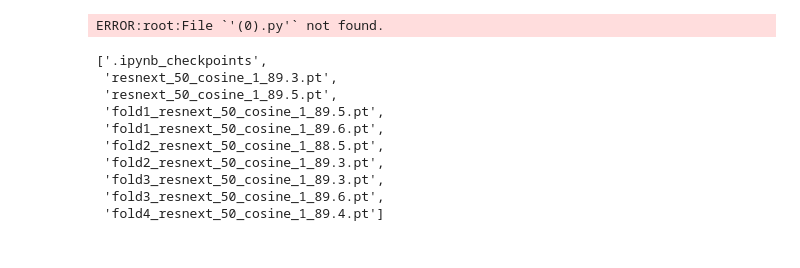
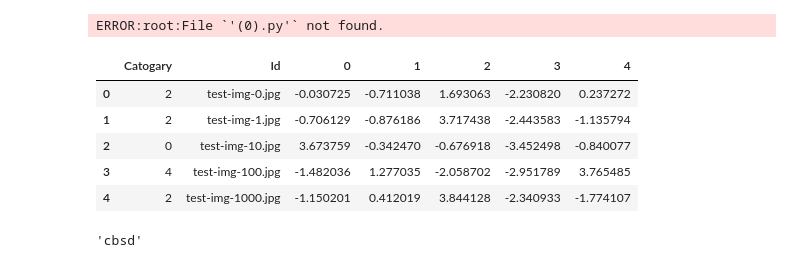
Before and after one commit to AMNAALMGLY/Cassava-Dataset-Image-Classification-project, a Jupyter notebook: notebooks/Exploring Data.ipynb, the cells around one changed output. Saved outputs shown, nothing was run; the diff lists cells and outputs as text; code cells hidden in the pictures.

```diff
--- a/notebooks/Exploring Data.ipynb
+++ b/notebooks/Exploring Data.ipynb
@@ -264,13 +242,0 @@ import os
-# %%
-os.listdir('./models')
-# %% [output]
-['.ipynb_checkpoints',
- 'resnext_50_cosine_1_89.3.pt',
- 'resnext_50_cosine_1_89.5.pt',
- 'fold1_resnext_50_cosine_1_89.5.pt',
- 'fold1_resnext_50_cosine_1_89.6.pt',
- 'fold2_resnext_50_cosine_1_88.5.pt',
- 'fold2_resnext_50_cosine_1_89.3.pt',
- 'fold3_resnext_50_cosine_1_89.3.pt',
- 'fold3_resnext_50_cosine_1_89.6.pt',
- 'fold4_resnext_50_cosine_1_89.4.pt']
@@ -276,0 +245,11 @@ os.listdir('./models')
+# %%
+pred=pd.read_csv('tempcsv.csv',index_col=0)
+# %%
+pred.head()
+# %% [output]
+|  | Catogary | Id | 0 | 1 | 2 | 3 | 4 |
+| 0 | 2 | test-img-0.jpg | -0.030725 | -0.711038 | 1.693063 | -2.230820 | 0.237272 |
+| 1 | 2 | test-img-1.jpg | -0.706129 | -0.876186 | 3.717438 | -2.443583 | -1.135794 |
+| 2 | 0 | test-img-10.jpg | 3.673759 | -0.342470 | -0.676918 | -3.452498 | -0.840077 |
+| 3 | 4 | test-img-100.jpg | -1.482036 | 1.277035 | -2.058702 | -2.951789 | 3.765485 |
+| 4 | 2 | test-img-1000.jpg | -1.150201 | 0.412019 | 3.844128 | -2.340933 | -1.774107 |
@@ -276,0 +262,4 @@ os.listdir('./models')
+# %%
+class_to_indice
+# %% [output]
+'cbsd'
```
Also changed, not shown: parts of 18 cells of this notebook, 6 other files.
